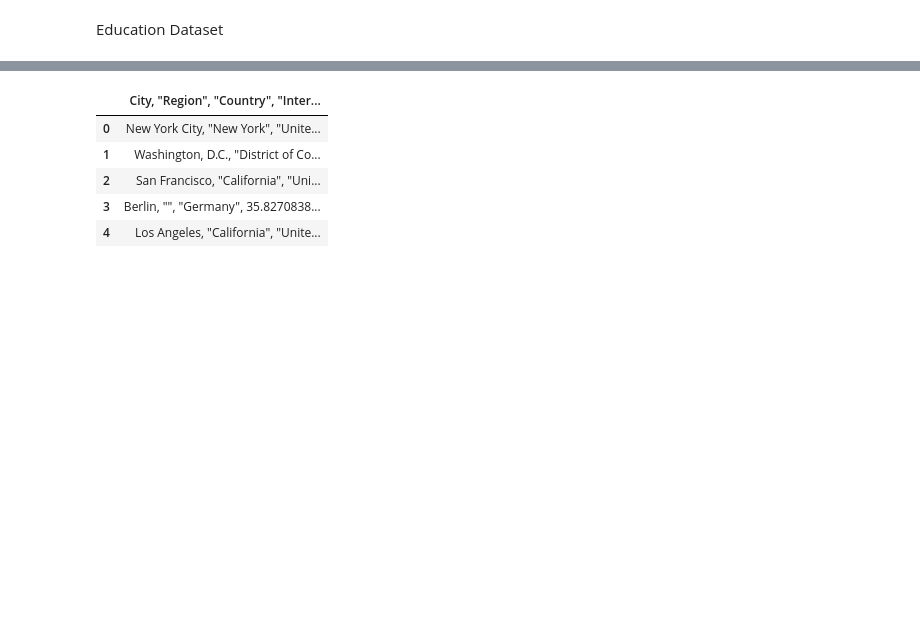
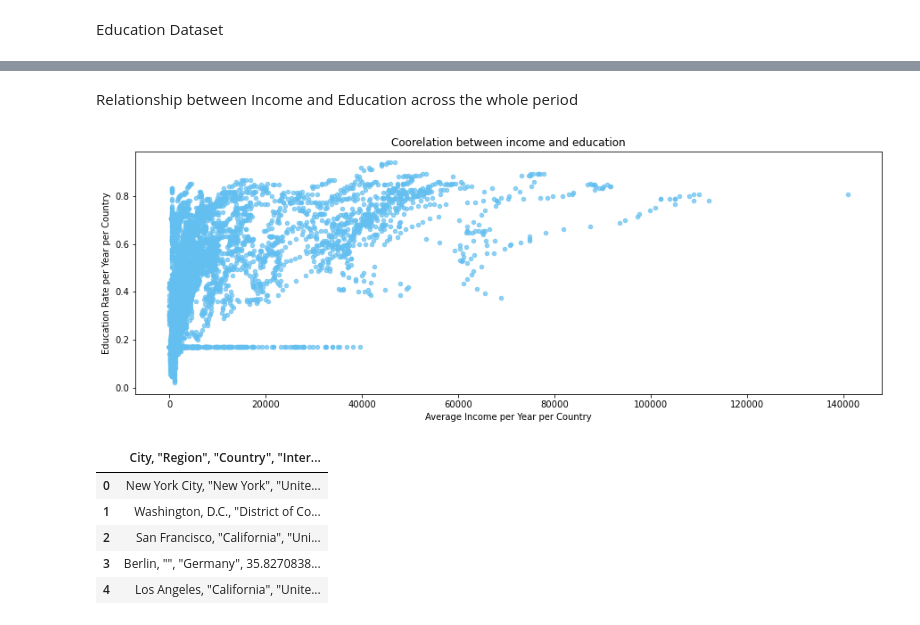
Before and after one commit to havipr/dataAnalytics, a Jupyter notebook: projects/Data/Internet_Poverty_Education.ipynb, the cells around one changed output, grey strips where cells are left out. Cells and saved outputs as stored; diff of their text form; code cells hidden in the pictures; blank space fills up the shorter version.

```diff
--- a/projects/Data/Internet_Poverty_Education.ipynb
+++ b/projects/Data/Internet_Poverty_Education.ipynb
@@ -184,3 +381,18 @@ education.head(3)
+# %% [markdown]
+Relationship between Income and Education across the whole period
+# %%
+plot = df.plot(x='income', y='educ_idx', kind='scatter', figsize=(15,5), title="Coorelation between income and education", color='#63BFF0', alpha=0.7)
+plot.set_ylabel("Education Rate per Year per Country")
+plot.set_xlabel("Average Income per Year per Country");
+
+#the relationship between 2 variables
+#→ trend: up, down, increasing
+#→ Shape: linear
+#→ Strength: How close the points are
+
+# No association
+# %% [output]
+[figure, added]
 # %%
 #Check how the data frame is structured
 df = pd.read_csv('/Users/javi/Desktop/GitHub/DATA_ANALYTICS/projects/Data/cities_internet_prices.csv')
```
Also changed, not shown: parts of 34 cells of this notebook, 2 other files.
